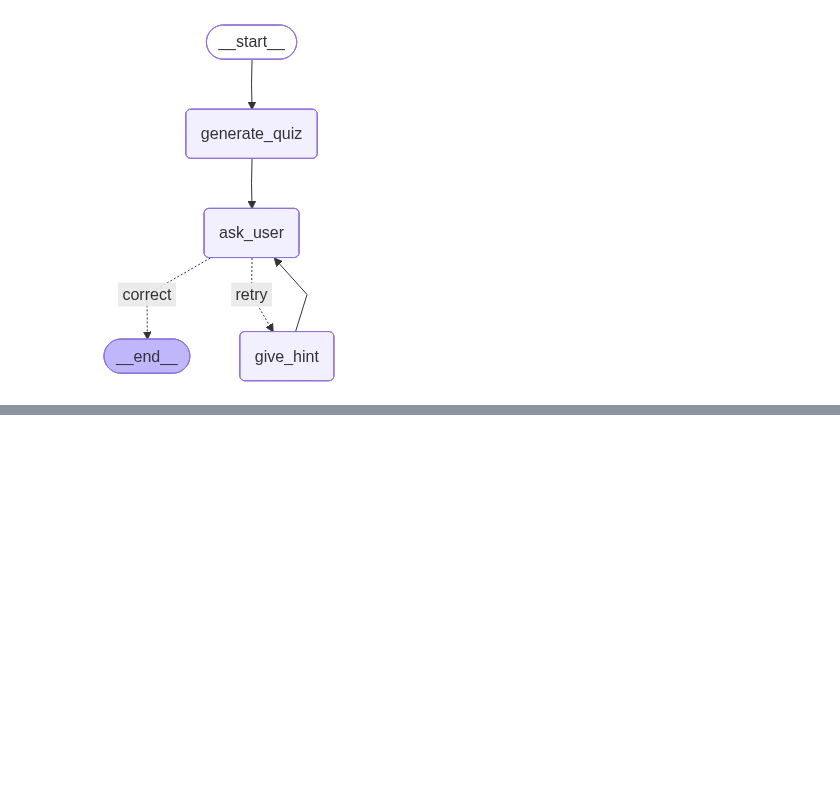
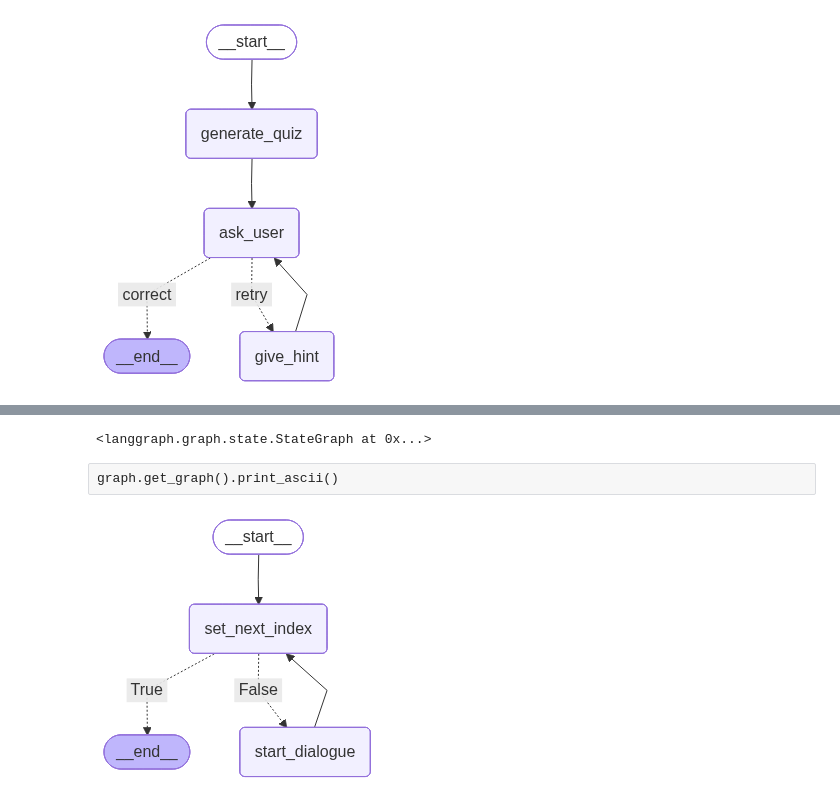
Before and after one commit to vikassrivastava18/RAG-FastAPI, a Jupyter notebook: utils/agent_langGraph.ipynb, the cells around one changed output, grey strips where cells are left out. Saved outputs shown, nothing was run; the diff lists cells and outputs as text; code cells hidden in the pictures; blank space fills up the shorter version.

Commit message:
Work on nested graph

```diff
--- a/utils/agent_langGraph.ipynb
+++ b/utils/agent_langGraph.ipynb
@@ -268,0 +305,4 @@ workflow["messages"]
+# %%
+def set_next_index(dialogues: DialoguesState) -> DialoguesState:
+    dialogues["index"] += 1
+    return dialogues["index"]
@@ -268,0 +313,3 @@ workflow["messages"]
+# %%
+def check_termination(ind: int) -> bool:
+    return ind >= len(topics)
@@ -268,0 +488,44 @@ workflow["messages"]
+# %%
+
+from langgraph.graph import StateGraph, END
+
+builder = StateGraph(DialoguesState)
+
+builder.add_node("set_next_index", set_next_index)
+builder.add_node("start_dialogue", start_dialogue)
+builder.add_conditional_edges(
+    "set_next_index",
+    check_termination,
+    {
+        True: END,
+        False: "start_dialogue"
+    }
+)
+
+builder.add_node("generate_quiz", ai_gen_question)
+builder.add_node("ask_user", ask_user)
+builder.add_node("give_hint", give_hint)
+
+builder.set_entry_point("generate_quiz")
+builder.add_edge("generate_quiz", "ask_user")
+builder.add_conditional_edges(
+    "ask_user",
+    evaluate,
+    {
+        "correct": "set_next_index",
+        "retry": "give_hint",
+        "limit_reached": "set_next_index"
+    }
+)
+builder.add_edge("give_hint", "ask_user")
+builder.set_entry_point("set_next_index")
+# %% [output]
+<langgraph.graph.state.StateGraph at 0x...>
+# %%
+graph = builder.compile()
+# %% [raw]
+graph.get_graph().print_ascii()
+# %%
+graph
+# %% [output]
+[figure, added]
```
Also changed, not shown: parts of 43 cells of this notebook, 2 other files.
